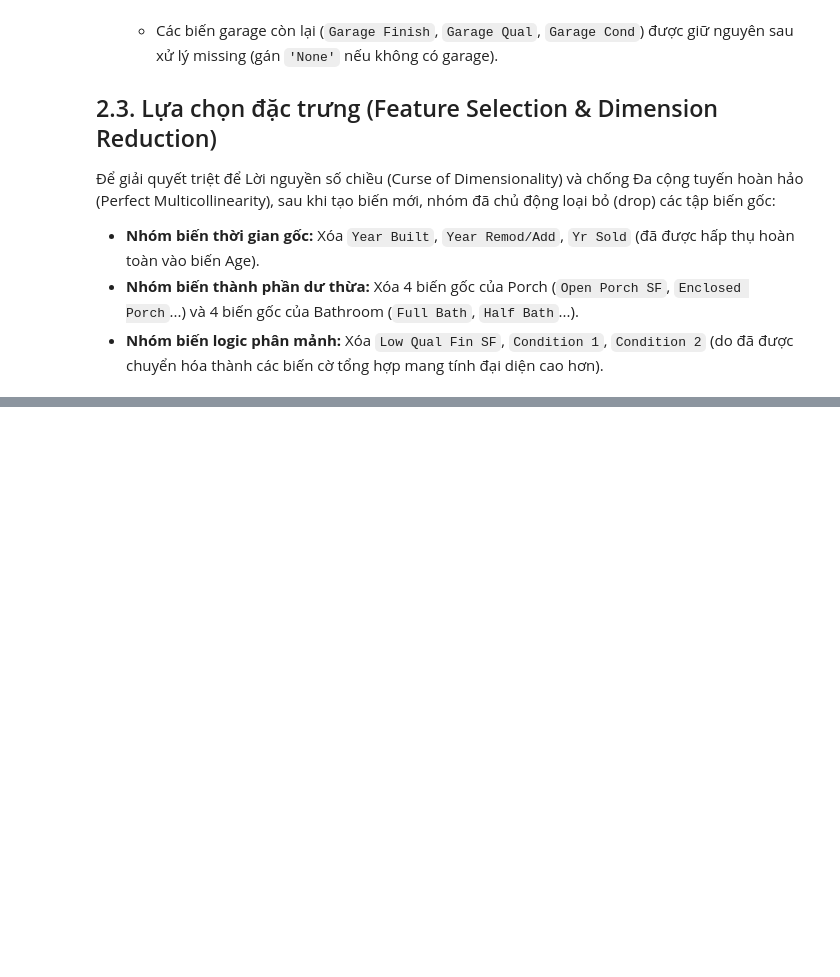
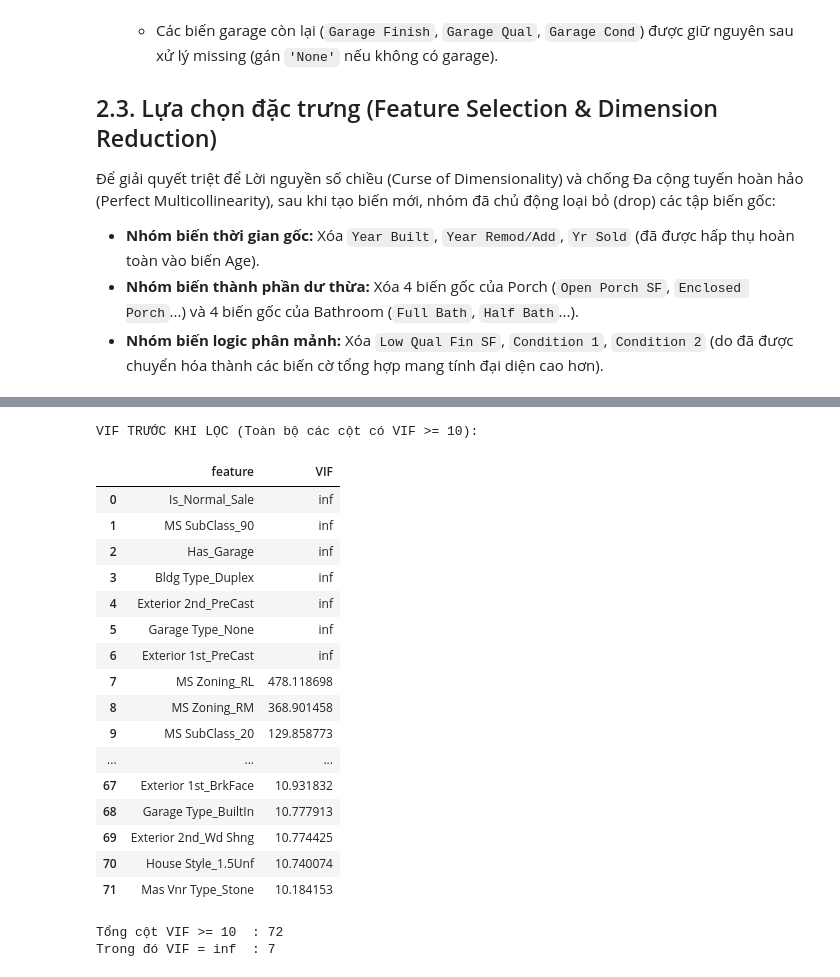
Before and after one commit to BB1311/Data-Fitting-And-OLS-Method, a Jupyter notebook: part2/part2_notebook.ipynb, the cells around one changed output, grey strips where cells are left out. Cells and saved outputs as stored; diff of their text form; code cells hidden in the pictures; blank space fills up the shorter version.

```diff
--- a/part2/part2_notebook.ipynb
+++ b/part2/part2_notebook.ipynb
@@ -486,0 +546,23 @@ Dựa trên nguyên tắc tối ưu hóa thông tin và giảm nhiễu cho mô h
+# %%
+pipe = DataPipeline(
+    outlier_method      = 'winsorize',
+    outlier_threshold   = 0.05,
+    encoding            = 'auto',
+    scale               = True,
+    log_target          = True,
+    engineer_features   = False,
+    log_skewed_features = True,
+    add_interactions    = False,
+)
+
+X_train, y_train = pipe.fit_transform(X_train_raw, y_train_raw)
+X_test           = pipe.transform(X_test_raw)
+
+print(f'\nShape X_train sau pipeline : {X_train.shape}')
+print(f'Shape X_test  sau pipeline : {X_test.shape}')
+print(f'Số cột log-transformed     : {len(pipe._skewed_cols_to_log)}')
+print(f'Số cột ordinal encoded     : {len(pipe._ordinal_cols_)}')
+print(f'Số cột one-hot encoded     : {len(pipe._onehot_cols_)}')
+print(f'Số dummy columns tạo ra   : {len(pipe._dummy_cols_)}')
+
+pipe.summary()
@@ -486,0 +602,41 @@ Dựa trên nguyên tắc tối ưu hóa thông tin và giảm nhiễu cho mô h
+# %%
+print('VIF TRƯỚC KHI LỌC (Toàn bộ các cột có VIF >= 10):')
+vif_before = run_vif_check(X_train)
+
+# 1. Chỉ lọc lấy những dòng có VIF vượt ngưỡng 10
+vif_loi = vif_before[vif_before['VIF'] >= 10]
+
+# 2. Sắp xếp giảm dần để thấy rõ những "thủ phạm" nặng nhất ở trên cùng
+vif_loi_sorted = vif_loi.sort_values(by='VIF', ascending=False)
+
+# 3. Dùng option_context để ép Jupyter hiển thị tất cả các dòng mà không bị ẩn "..."
+import pandas as pd
+with pd.option_context('display.max_rows', None):
+    display(vif_loi_sorted)
+
+# Thống kê lại
+n_high_vif = len(vif_loi)
+n_inf_vif  = np.isinf(vif_loi['VIF']).sum()
+print(f'\nTổng cột VIF >= 10  : {n_high_vif}')
+print(f'Trong đó VIF = inf  : {n_inf_vif}')
+# %% [output]
+VIF TRƯỚC KHI LỌC (Toàn bộ các cột có VIF >= 10):
+|  | feature | VIF |
+| 0 | Is_Normal_Sale | inf |
+| 1 | MS SubClass_90 | inf |
+| 2 | Has_Garage | inf |
+| 3 | Bldg Type_Duplex | inf |
+| 4 | Exterior 2nd_PreCast | inf |
+| 5 | Garage Type_None | inf |
+| 6 | Exterior 1st_PreCast | inf |
+| 7 | MS Zoning_RL | 478.118698 |
+| 8 | MS Zoning_RM | 368.901458 |
+| 9 | MS SubClass_20 | 129.858773 |
+| ... | ... | ... |
+| 67 | Exterior 1st_BrkFace | 10.931832 |
+| 68 | Garage Type_BuiltIn | 10.777913 |
+| 69 | Exterior 2nd_Wd Shng | 10.774425 |
+| 70 | House Style_1.5Unf | 10.740074 |
+| 71 | Mas Vnr Type_Stone | 10.184153 |
+Tổng cột VIF >= 10  : 72
+Trong đó VIF = inf  : 7
```
Also changed, not shown: parts of 45 cells of this notebook, 3 other files.
